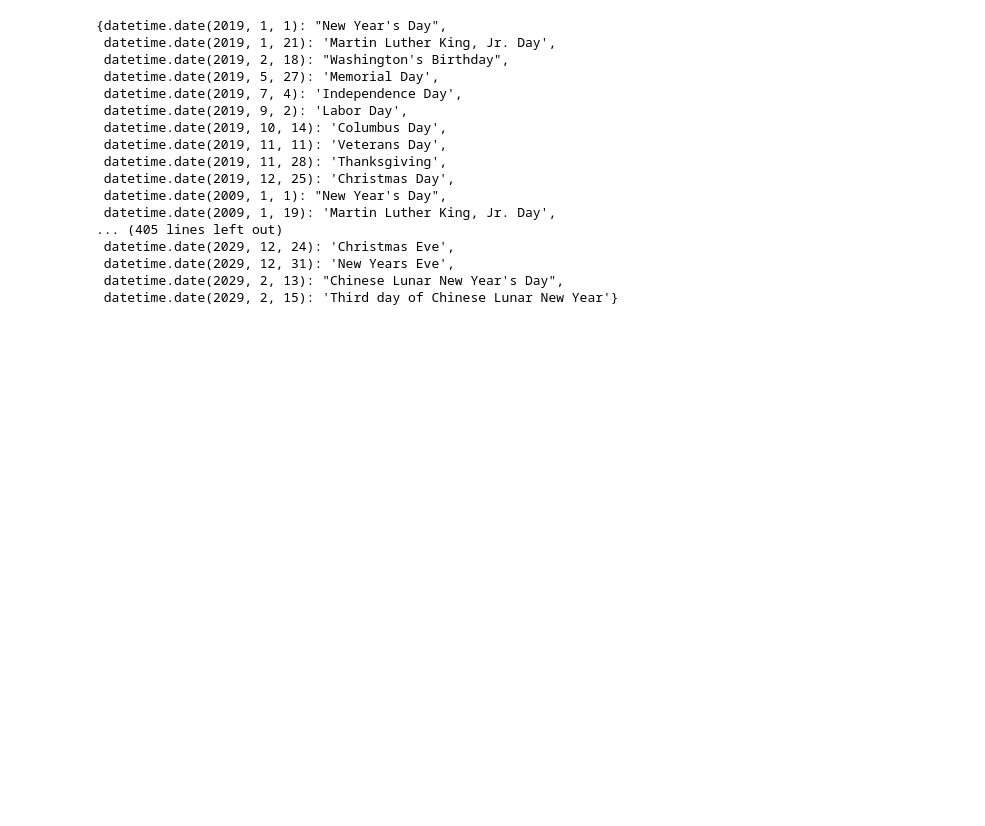
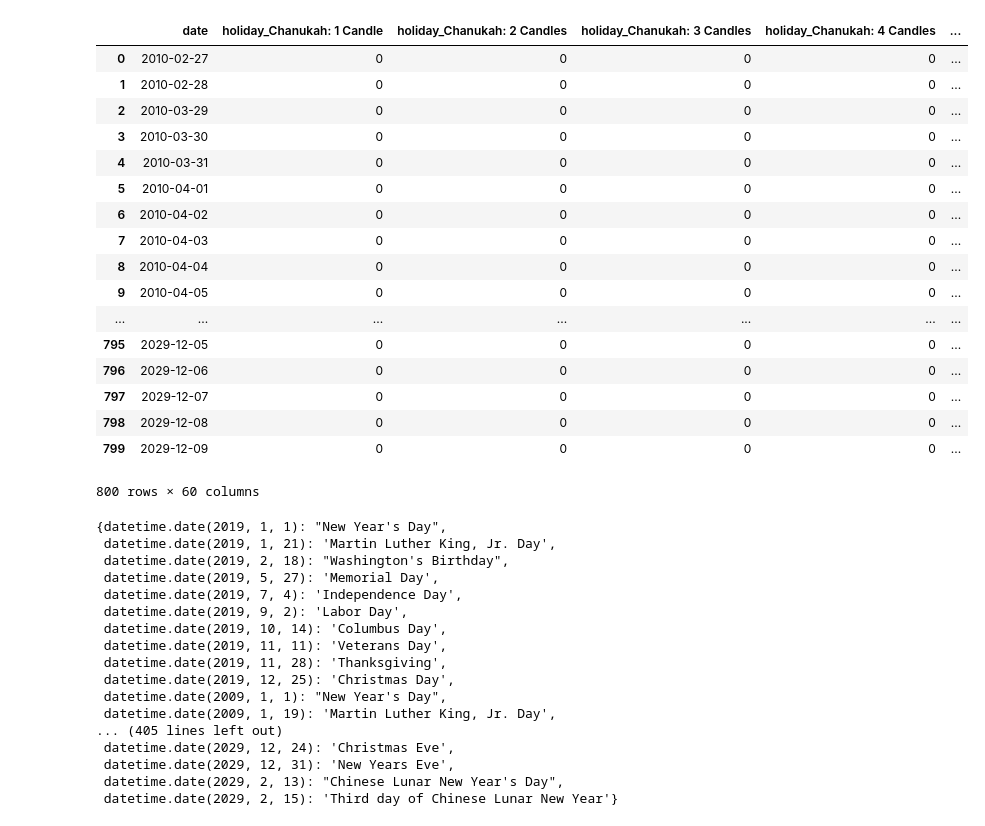
Before and after one commit to analyticallycorrect/seattle_domestic_violence, a Jupyter notebook: Notebooks/pipeline_dev.ipynb, the cells around one changed output. Saved outputs shown, nothing was run; the diff lists cells and outputs as text; code cells hidden in the pictures; blank space fills up the shorter version.

```diff
--- a/Notebooks/pipeline_dev.ipynb
+++ b/Notebooks/pipeline_dev.ipynb
@@ -174,3 +208,31 @@ holiday_test
+# %%
+x_holidays = []
+for date in sorted(holiday_test.keys()):
+    for name in holiday_test[date]:
+        x_holidays.append([date, name])
+
+x_holidays = pd.DataFrame(custom_holidays, columns=['date', 'holiday'])
+# %%
+pd.get_dummies(x_holidays.set_index('date')).reset_index()
+# %% [output]
+|  | date | holiday_Chanukah: 1 Candle | holiday_Chanukah: 2 Candles | holiday_Chanukah: 3 Candles | holiday_Chanukah: 4 Candles | ... |
+| 0 | 2010-02-27 | 0 | 0 | 0 | 0 | ... |
+| 1 | 2010-02-28 | 0 | 0 | 0 | 0 | ... |
+| 2 | 2010-03-29 | 0 | 0 | 0 | 0 | ... |
+| 3 | 2010-03-30 | 0 | 0 | 0 | 0 | ... |
+| 4 | 2010-03-31 | 0 | 0 | 0 | 0 | ... |
+| 5 | 2010-04-01 | 0 | 0 | 0 | 0 | ... |
+| 6 | 2010-04-02 | 0 | 0 | 0 | 0 | ... |
+| 7 | 2010-04-03 | 0 | 0 | 0 | 0 | ... |
+| 8 | 2010-04-04 | 0 | 0 | 0 | 0 | ... |
+| 9 | 2010-04-05 | 0 | 0 | 0 | 0 | ... |
+| ... | ... | ... | ... | ... | ... | ... |
+| 795 | 2029-12-05 | 0 | 0 | 0 | 0 | ... |
+| 796 | 2029-12-06 | 0 | 0 | 0 | 0 | ... |
+| 797 | 2029-12-07 | 0 | 0 | 0 | 0 | ... |
+| 798 | 2029-12-08 | 0 | 0 | 0 | 0 | ... |
+| 799 | 2029-12-09 | 0 | 0 | 0 | 0 | ... |
+800 rows × 60 columns
 # %%
 custom_holidays = []
 for date, name in sorted(CustomHolidays(years=[2016, 2017]).items()):
```
Also changed, not shown: parts of 6 cells of this notebook.
